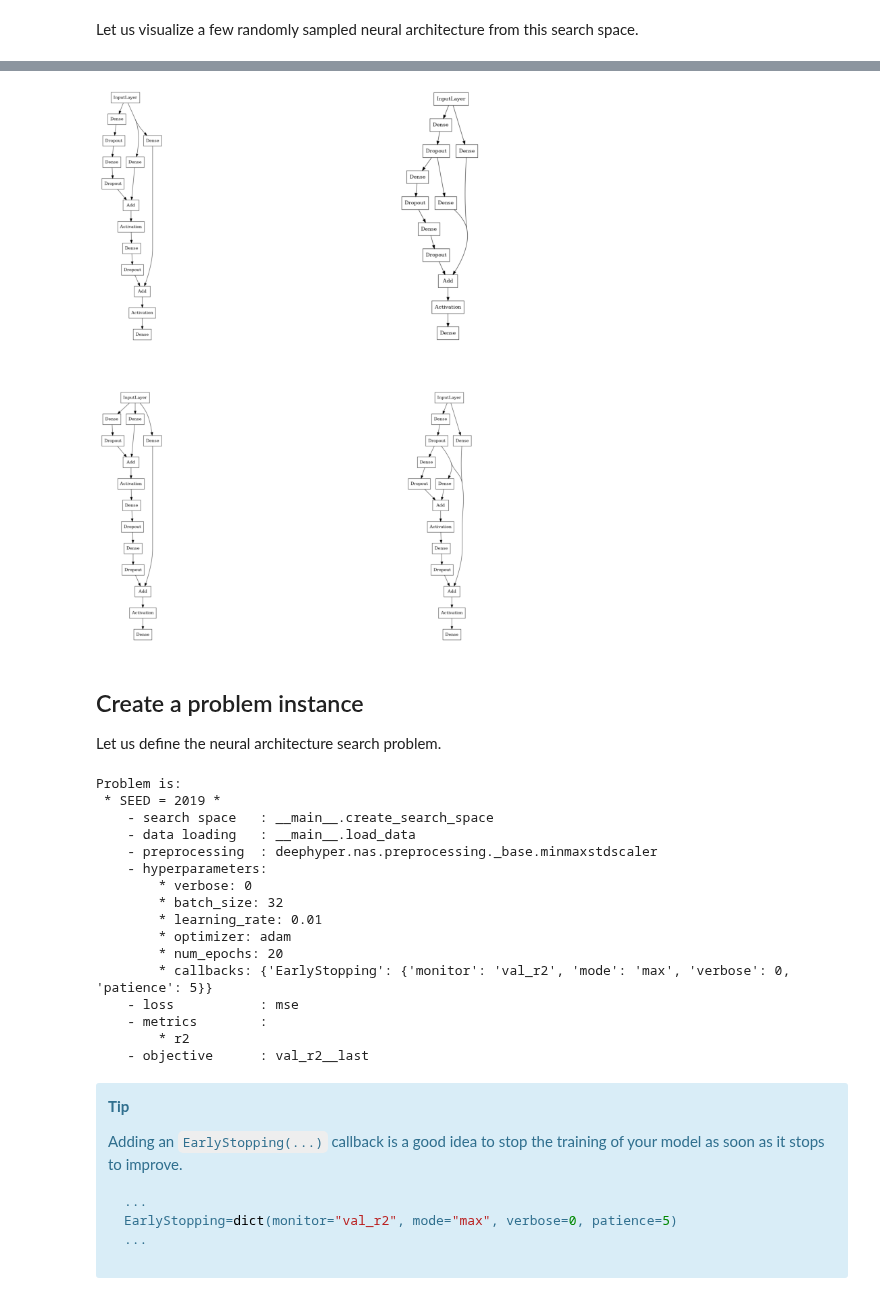
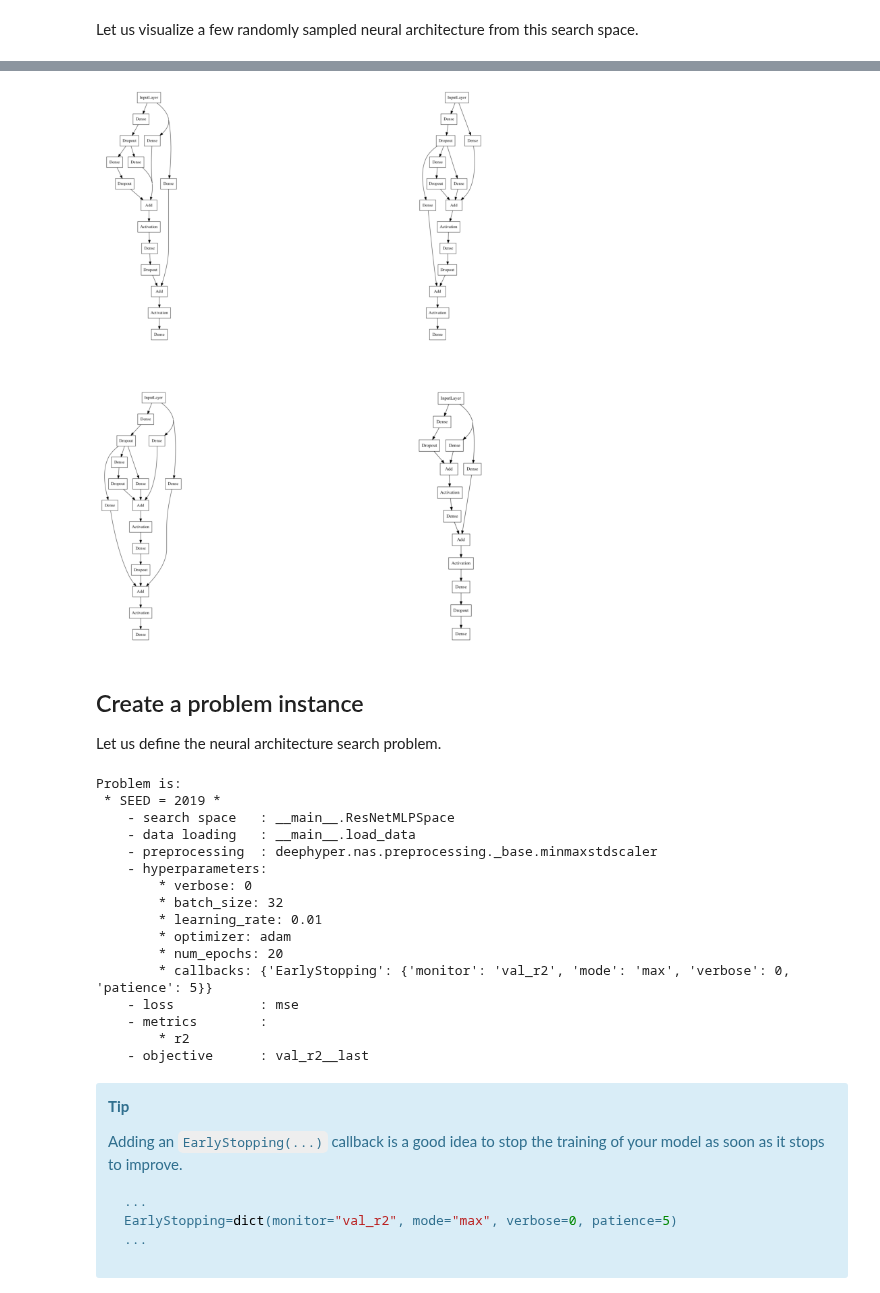
Before and after one commit to deephyper/tutorials, a Jupyter notebook: tutorials/notebooks/03_NAS_basic/tutorial_03.ipynb, the cells around one changed output, grey strips where cells are left out. Cells and saved outputs as stored; diff of their text form; code cells hidden in the pictures.

```diff
--- a/tutorials/notebooks/03_NAS_basic/tutorial_03.ipynb
+++ b/tutorials/notebooks/03_NAS_basic/tutorial_03.ipynb
@@ -177,16 +168,18 @@ Let us visualize a few randomly sampled neural architecture from this search spa
 # %%
 import matplotlib.pyplot as plt
 import matplotlib.image as mpimg
+from tensorflow.keras.utils import plot_model
 
 shapes = dict(input_shape=(10,), output_shape=(1,))
-factory = ResNetMLPFactory()
+space = ResNetMLPSpace(**shapes).build()
 
 images = []
 plt.figure(figsize=(15,15))
 for i in range(4):
 
     plt.subplot(2,2,i+1)
-    factory.plot_model(**shapes, show_shapes=False, show_layer_names=False)
+    model = space.sample()
+    plot_model(model, "random_model.png", show_shapes=False, show_layer_names=False)
     image = mpimg.imread("random_model.png")
     plt.imshow(image)
     plt.axis('off')
@@ -199,5 +190,5 @@ plt.show()
 To enable them in other operations, rebuild TensorFlow with the appropriate compiler flags.
-[figure, old version]
+[figure, new version]
 # %% [markdown]
 ## Create a problem instance
 
@@ -212,7 +203,7 @@ problem.load_data(load_data)
 
 problem.preprocessing(minmaxstdscaler)
 
-problem.search_space(create_search_space)
+problem.search_space(ResNetMLPSpace)
 
 problem.hyperparameters(
     batch_size=32,
@@ -236,7 +227,7 @@ print(problem)
 # %% [output]
 Problem is:
  * SEED = 2019 *
-    - search space   : __main__.create_search_space
+    - search space   : __main__.ResNetMLPSpace
     - data loading   : __main__.load_data
     - preprocessing  : deephyper.nas.preprocessing._base.minmaxstdscaler
     - hyperparameters:
```
Also changed, not shown: parts of 9 cells of this notebook, 2 other files.
